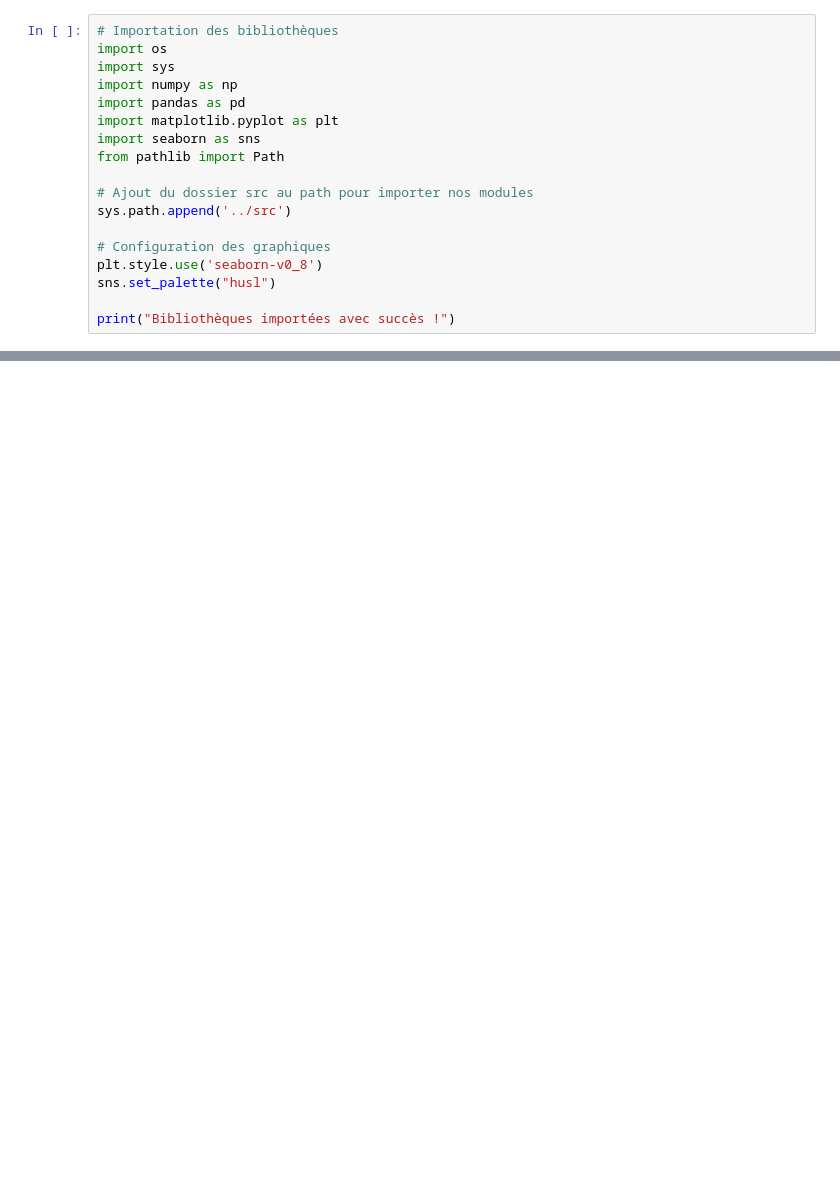
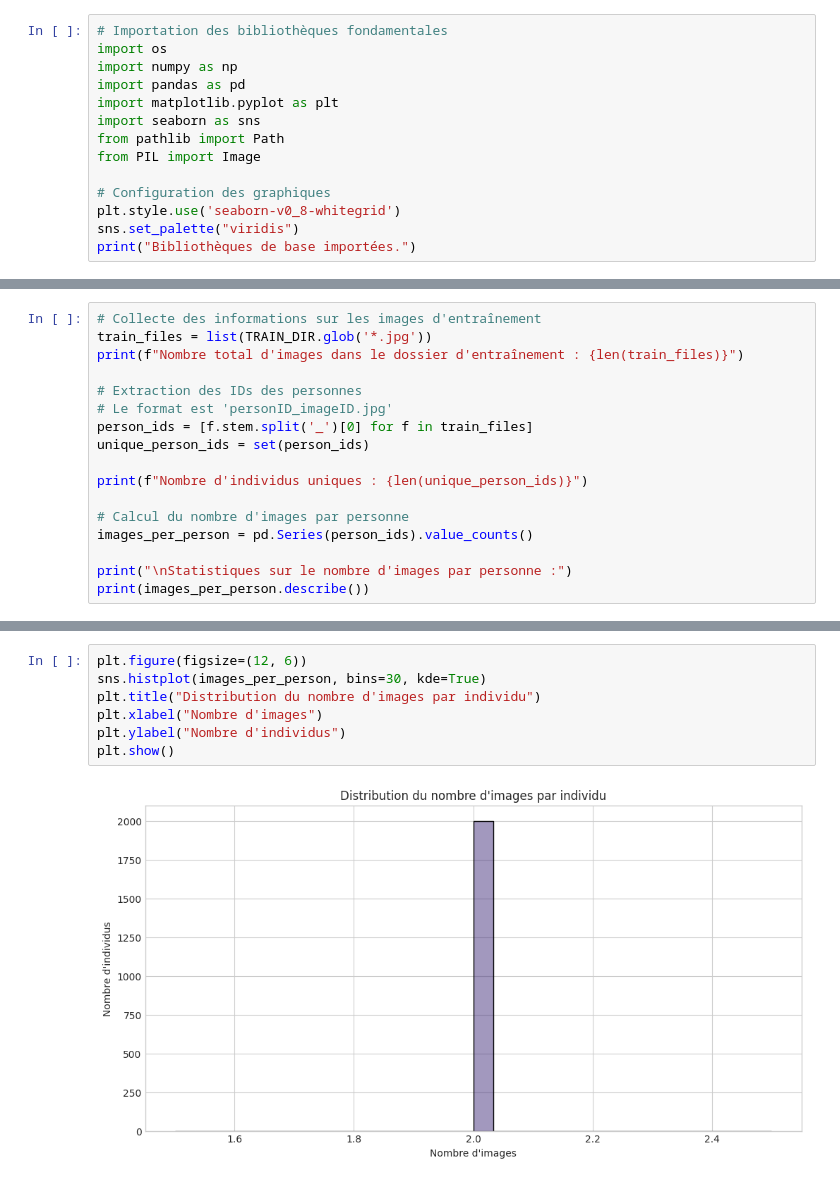
Before and after one commit to manfoya/anip-facial-ocr-challenge, a Jupyter notebook: notebooks/1_facial_recognition.ipynb, the cells around one changed output, grey strips where cells are left out. Saved outputs shown, nothing was run; the diff lists cells and outputs as text; blank space fills up the shorter version.

```diff
--- a/notebooks/1_facial_recognition.ipynb
+++ b/notebooks/1_facial_recognition.ipynb
@@ -11,18 +15,14 @@ Ce notebook contient le code pour la première tâche du challenge ANIP : reconn
 # %%
-# Importation des bibliothèques
+# Importation des bibliothèques fondamentales
 import os
-import sys
 import numpy as np
 import pandas as pd
 import matplotlib.pyplot as plt
 import seaborn as sns
 from pathlib import Path
-
-# Ajout du dossier src au path pour importer nos modules
-sys.path.append('../src')
+from PIL import Image
 
 # Configuration des graphiques
-plt.style.use('seaborn-v0_8')
-sns.set_palette("husl")
-
-print("Bibliothèques importées avec succès !")
+plt.style.use('seaborn-v0_8-whitegrid')
+sns.set_palette("viridis")
+print("Bibliothèques de base importées.")
@@ -43,0 +65,17 @@ print(f"Dossier test existe : {TEST_DIR.exists()}")
+# %%
+# Collecte des informations sur les images d'entraînement
+train_files = list(TRAIN_DIR.glob('*.jpg'))
+print(f"Nombre total d'images dans le dossier d'entraînement : {len(train_files)}")
+
+# Extraction des IDs des personnes
+# Le format est 'personID_imageID.jpg'
+person_ids = [f.stem.split('_')[0] for f in train_files]
+unique_person_ids = set(person_ids)
+
+print(f"Nombre d'individus uniques : {len(unique_person_ids)}")
+
+# Calcul du nombre d'images par personne
+images_per_person = pd.Series(person_ids).value_counts()
+
+print("\nStatistiques sur le nombre d'images par personne :")
+print(images_per_person.describe())
@@ -43,0 +100,9 @@ print(f"Dossier test existe : {TEST_DIR.exists()}")
+# %%
+plt.figure(figsize=(12, 6))
+sns.histplot(images_per_person, bins=30, kde=True)
+plt.title("Distribution du nombre d'images par individu")
+plt.xlabel("Nombre d'images")
+plt.ylabel("Nombre d'individus")
+plt.show()
+# %% [output]
+[figure, added]
```
Also changed, not shown: parts of 20 cells of this notebook, 2 other files.
